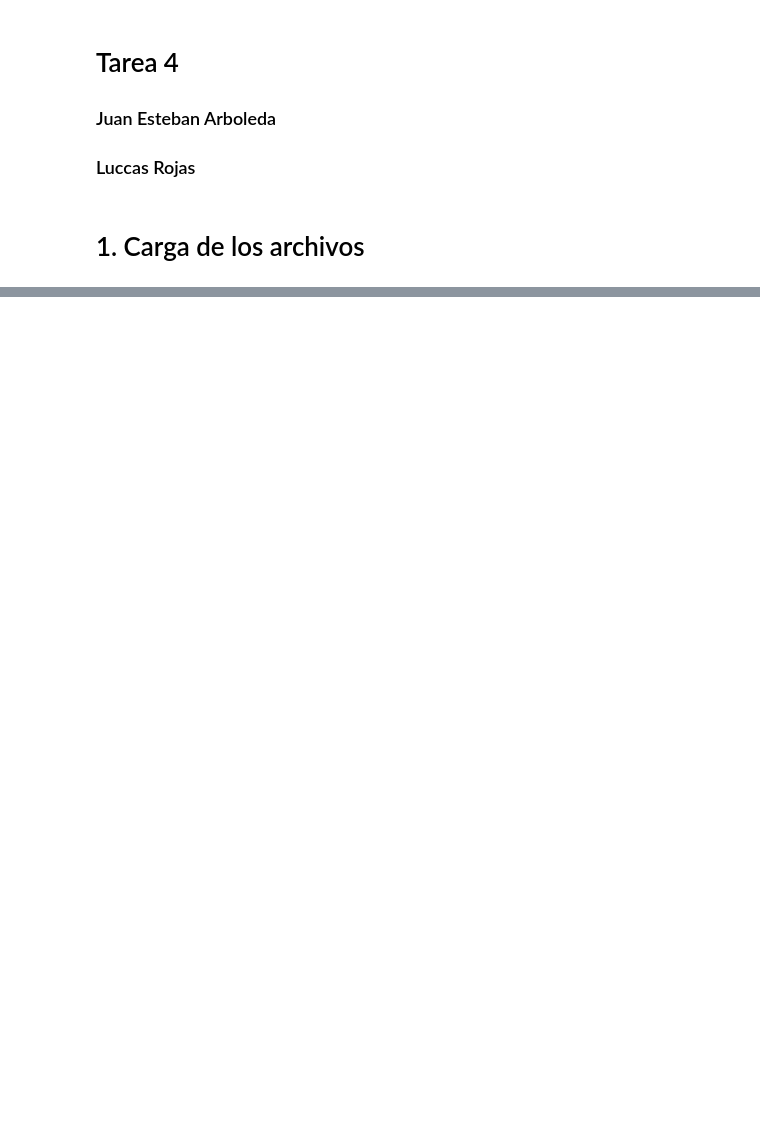
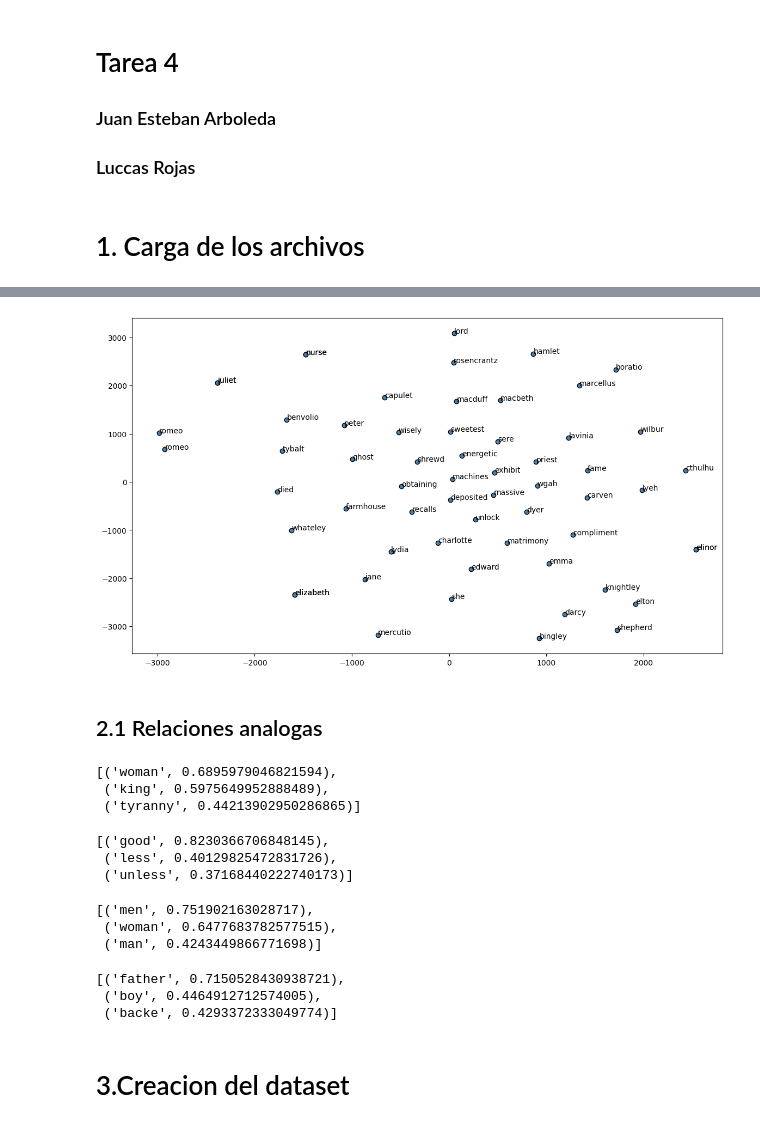
Before and after one commit to luccasrojas/NLP-Tarea4, a Jupyter notebook: src/tarea4.ipynb, the cells around one changed output, grey strips where cells are left out. Saved outputs shown, nothing was run; the diff lists cells and outputs as text; code cells hidden in the pictures; blank space fills up the shorter version.

```diff
--- a/src/tarea4.ipynb
+++ b/src/tarea4.ipynb
@@ -114,0 +186,36 @@ embeddings_100 = gensim.models.Word2Vec(books_list, size=100, window=4, min_coun
+# %%
+visualize_word_embeddings(embeddings_150, main_characters, perplexity=20)
+# %% [output]
+[figure, added]
+# %% [markdown]
+## 2.1 Relaciones analogas
+# %%
+relation = embeddings_100.wv['king']-embeddings_100.wv['queen']+embeddings_100.wv['woman']
+embeddings_100.wv.most_similar([relation], topn=3)
+# %% [output]
+[('woman', 0.6895979046821594),
+ ('king', 0.5975649952888489),
+ ('tyranny', 0.44213902950286865)]
+# %%
+relation = embeddings_100.wv['good']-embeddings_100.wv['bad']+embeddings_100.wv['evil']
+embeddings_100.wv.most_similar([relation], topn=3)
+# %% [output]
+[('good', 0.8230366706848145),
+ ('less', 0.40129825472831726),
+ ('unless', 0.37168440222740173)]
+# %%
+relation = embeddings_100.wv['woman']-embeddings_100.wv['women']+embeddings_100.wv['men']
+embeddings_100.wv.most_similar([relation], topn=3)
+# %% [output]
+[('men', 0.751902163028717),
+ ('woman', 0.6477683782577515),
+ ('man', 0.4243449866771698)]
+# %%
+relation = embeddings_100.wv['father']-embeddings_100.wv['girl']+embeddings_100.wv['boy']
+embeddings_100.wv.most_similar([relation], topn=3)
+# %% [output]
+[('father', 0.7150528430938721),
+ ('boy', 0.4464912712574005),
+ ('backe', 0.4293372333049774)]
+# %% [markdown]
+# 3.Creacion del dataset
```
Also changed, not shown: parts of 27 cells of this notebook, 3 other files.
